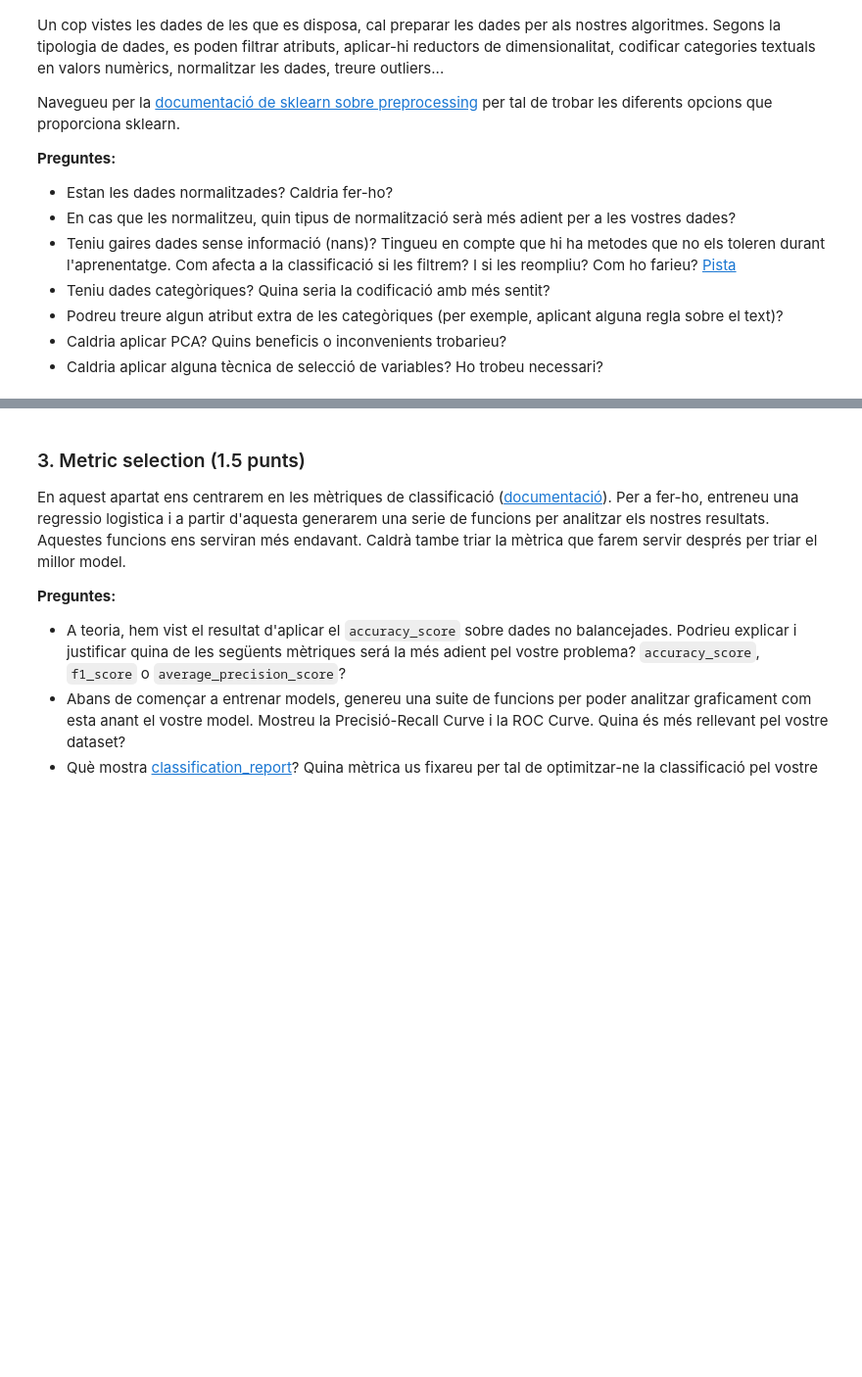
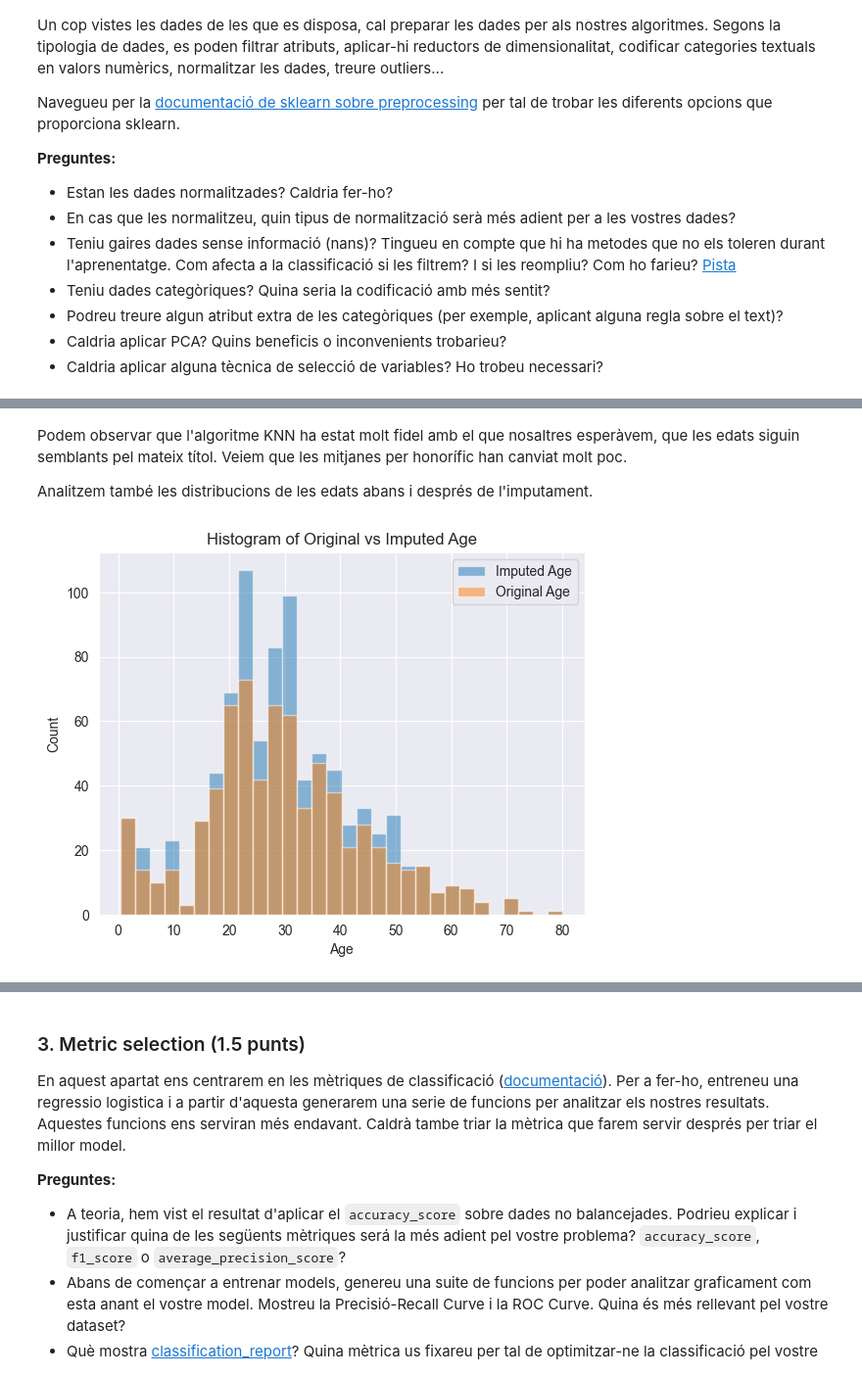
Before and after one commit to NatanSisoev/TitanicSurvival, a Jupyter notebook: practica.ipynb, the cells around one changed output, grey strips where cells are left out. Shown: that part at 98% size. Saved outputs shown, nothing was run; the diff lists cells and outputs as text; code cells hidden in the pictures; blank space fills up the shorter version.

```diff
--- a/practica.ipynb
+++ b/practica.ipynb
@@ -558,0 +626,19 @@ print("="*80)
+# %%
+categorical_features = ["Title", "Cabin__missing", "Pclass"]
+numerical_features = ["Fare", "SibSp", "Parch", "FamilySize"]
+
+age_preprocessor = ColumnTransformer(
+    transformers=[
+        ("cat", OneHotEncoder(drop="first", handle_unknown="ignore"), categorical_features),
+        ("num", StandardScaler(), numerical_features),
+        ("pred", "passthrough", ["Age"])
+    ]
+)
+
+age_pipeline = Pipeline([
+    ("missing_cabin", indicate_missing_cabin_transformer),
+    ("extract_title", extract_title_transformer),
+    ("add_family_size", add_family_size_transformer),
+    ("preprocessor", age_preprocessor),
+    ("imputer", KNNImputer(n_neighbors=5))
+])
@@ -558,0 +647,3 @@ print("="*80)
+# %%
+new_df = pd.DataFrame(age_pipeline.fit_transform(df), columns=age_pipeline.named_steps["preprocessor"].get_feature_names_out())
+new_df.describe()
@@ -558,0 +669,11 @@ print("="*80)
+# %%
+df_titled = extract_title_transformer.transform(df)
+df_titled["Imputed Age"] = new_df.iloc[:, -1]
+age_comparison = pd.DataFrame({
+    "Original_Age": df_titled.groupby("Title")["Age"].mean(),
+    "Imputed_Age": df_titled.groupby("Title")["Imputed Age"].mean(),
+})
+age_comparison["NaN_Count"] = df_titled.groupby("Title")["Age"].apply(lambda x: x.isna().sum())
+age_comparison["Difference"] = age_comparison["Imputed_Age"] - age_comparison["Original_Age"]
+
+age_comparison
@@ -558,0 +700,14 @@ print("="*80)
+# %% [markdown]
+Podem observar que l'algoritme KNN ha estat molt fidel amb el que nosaltres esperàvem, que les edats siguin semblants pel mateix títol. Veiem que les mitjanes per honorífic han canviat molt poc.
+
+Analitzem també les distribucions de les edats abans i després de l'imputament.
+# %%
+plt.hist(df_titled["Imputed Age"], bins=30, alpha=0.5, label="Imputed Age")
+plt.hist(df_titled["Age"].dropna(), bins=30, alpha=0.5, label="Original Age")
+plt.xlabel("Age")
+plt.ylabel("Count")
+plt.title("Histogram of Original vs Imputed Age")
+plt.legend()
+plt.show()
+# %% [output]
+[figure, added]
```
Also changed, not shown: parts of 84 cells of this notebook, 1 other file.
